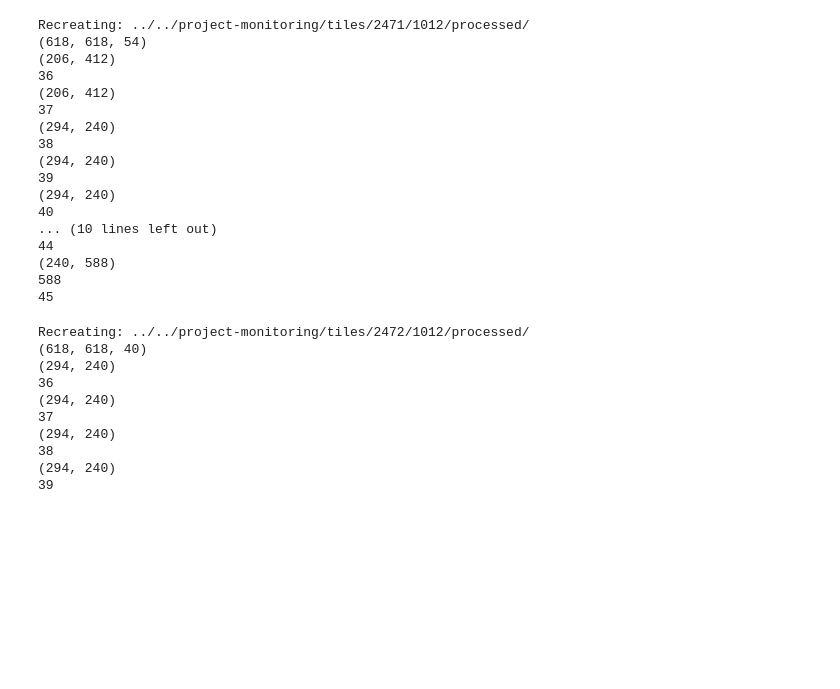
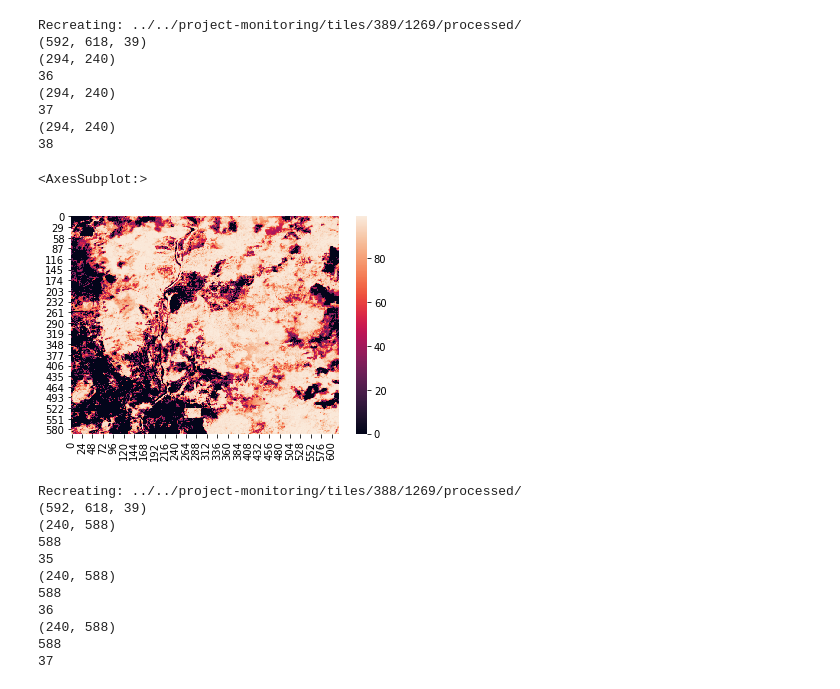
Before and after one commit to wri/sentinel-tree-cover, a Jupyter notebook: notebooks/analysis/blog analyses.ipynb, the cells around one changed output. Cells and saved outputs as stored; diff of their text form; code cells hidden in the pictures; blank space fills up the shorter version.

```diff
--- a/notebooks/analysis/blog analyses.ipynb
+++ b/notebooks/analysis/blog analyses.ipynb
@@ -255,36 +259,33 @@ def recreate_resegmented_tifs(out_folder: str, shape) -> np.ndarray:
     return predictions, mults
 # %%
 SIZE = 588
-left, y = recreate_resegmented_tifs("../../project-monitoring/tiles/2471/1012/processed/", (618, 618))
+left, y = recreate_resegmented_tifs("../../project-monitoring/tiles/389/1269/processed/", (618, 592))
 # %% [output]
-Recreating: ../../project-monitoring/tiles/2471/1012/processed/
-(618, 618, 54)
-(206, 412)
+Recreating: ../../project-monitoring/tiles/389/1269/processed/
+(592, 618, 39)
+(294, 240)
 36
-(206, 412)
+(294, 240)
 37
 (294, 240)
 38
-(294, 240)
-39
-(294, 240)
-40
-... (10 lines left out)
-44
-(240, 588)
-588
-45
+# %%
+sns.heatmap(left)
+# %% [output]
+<AxesSubplot:>
+[figure, added]
 # %%
 SIZE = 588
-right, yrright = recreate_resegmented_tifs("../../project-monitoring/tiles/2472/1012/processed/", (618, 618))
+right, yrright = recreate_resegmented_tifs("../../project-monitoring/tiles/388/1269/processed/", (618, 592))
 # %% [output]
-Recreating: ../../project-monitoring/tiles/2472/1012/processed/
-(618, 618, 40)
-(294, 240)
+Recreating: ../../project-monitoring/tiles/388/1269/processed/
+(592, 618, 39)
+(240, 588)
+588
+35
+(240, 588)
+588
 36
-(294, 240)
+(240, 588)
+588
 37
-(294, 240)
-38
-(294, 240)
-39
```
Also changed, not shown: parts of 5 cells of this notebook, 7 other files.
